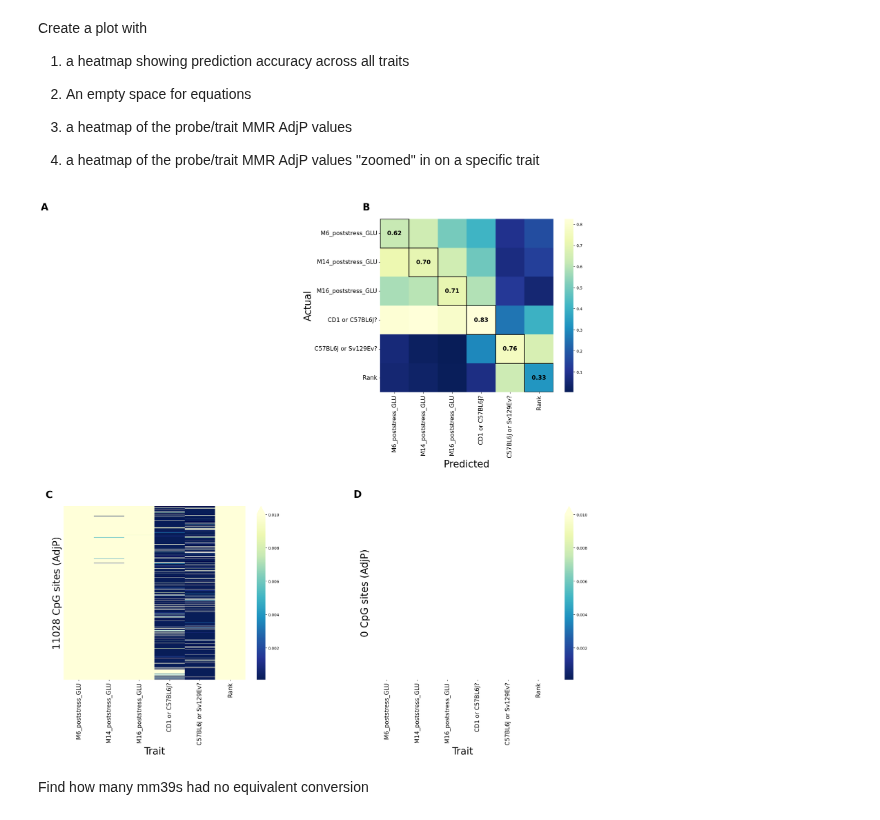
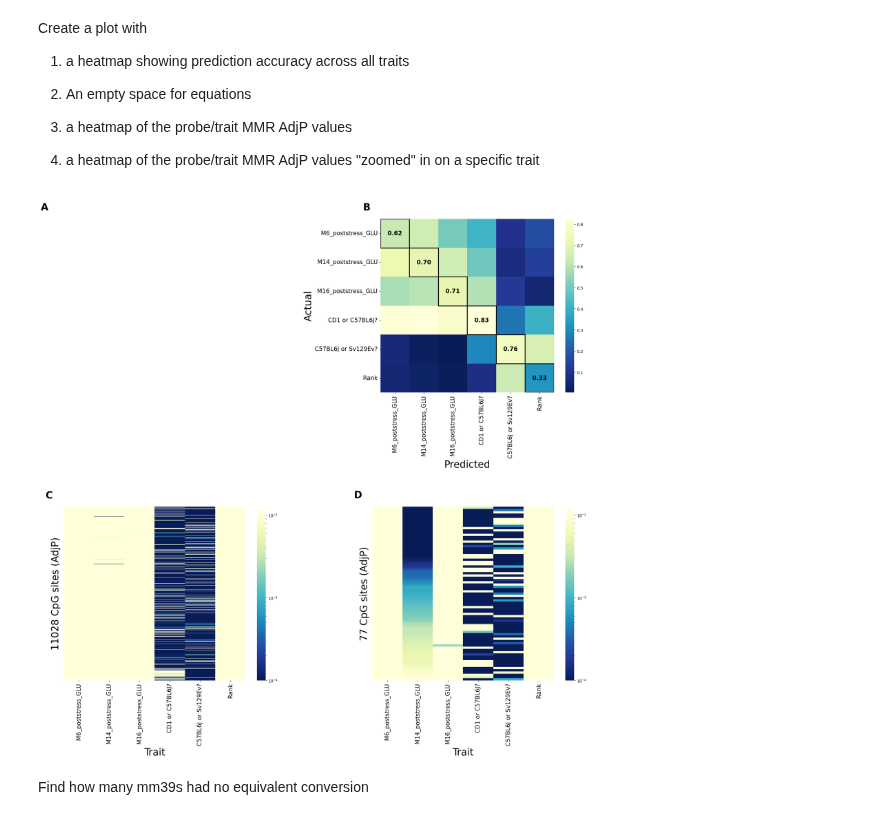
Before and after one commit to SamAndTheSun/CSS_healthspan_epigenetics, a Jupyter notebook: pseudoinverse_model.ipynb, the cells around one changed output. Cells and saved outputs as stored; diff of their text form; code cells hidden in the pictures.

```diff
--- a/pseudoinverse_model.ipynb
+++ b/pseudoinverse_model.ipynb
@@ -127,7 +126,7 @@ correlation_matrix = correlation_results.astype(float).abs()
 # for [1,1]
 
 sig_df = insig_nan(probe_df)
-trait = 'Rank_pval'#'M14_poststress_GLU_pval'
+trait = 'M14_poststress_GLU_pval'
 
 # filter significant p-values for the selected trait
 temp = sig_df[trait].values
@@ -167,38 +166,38 @@ axs[0, 1].set_ylabel('Actual', fontsize=25)
 
 # create a heatmap showing the p values for each site/trait
 df_pvals = pd.DataFrame(trait_pvals)
-sns.heatmap(df_pvals, vmin=0.0001, vmax=0.01,
+sns.heatmap(df_pvals, norm=LogNorm(vmin=0.0001, vmax=0.01),
             cmap='YlGnBu_r', cbar_kws={'extend': 'max'}, ax=axs[1, 0])
 
 axs[1, 0].set_xlabel('Trait', fontsize=25)
 axs[1, 0].set_ylabel(f'{df_pvals.shape[0]} CpG sites (AdjP)', fontsize=25)
 axs[1, 0].set_yticks([])
 
 #####
 
 # make a heatmap showing the p values for specifically M14 blood glucoses
-sns.heatmap(heatmap_df, vmin=0.0001, vmax=0.01, cmap='YlGnBu_r',
+sns.heatmap(heatmap_df, norm=LogNorm(vmin=0.0001, vmax=0.01), cmap='YlGnBu_r',
             mask=(heatmap_df == 1), cbar_kws={'extend': 'max'}, ax=axs[1, 1])
 
 axs[1, 1].set_xlabel('Trait', fontsize=25)
 axs[1, 1].set_ylabel(f'{n_probes} CpG sites (AdjP)', fontsize=25)
 axs[1, 1].set_yticks([])
 
 #####
 
 # add subplot indicators
 for i, ax in enumerate(axs.flat):  # use axs.flat to iterate over all axes in a flattened array
     ax.text(-0.1, 1.05, chr(65 + i), transform=ax.transAxes, fontsize=25, fontweight='bold')  # 65 is ASCII for 'A'
 
 # adjust the tick mark sizes
 for ax in axs.flat:
     ax.tick_params(axis='both', which='major', labelsize=15)
     ax.tick_params(axis='both', which='minor', labelsize=15)
 
 # adjust layout
 plt.tight_layout(h_pad=10)
 # %% [output]
-[figure, old version]
+[figure, new version]
 # %% [markdown]
 Find how many mm39s had no equivalent conversion
 # %%
```
Also changed, not shown: parts of 2 cells of this notebook.
